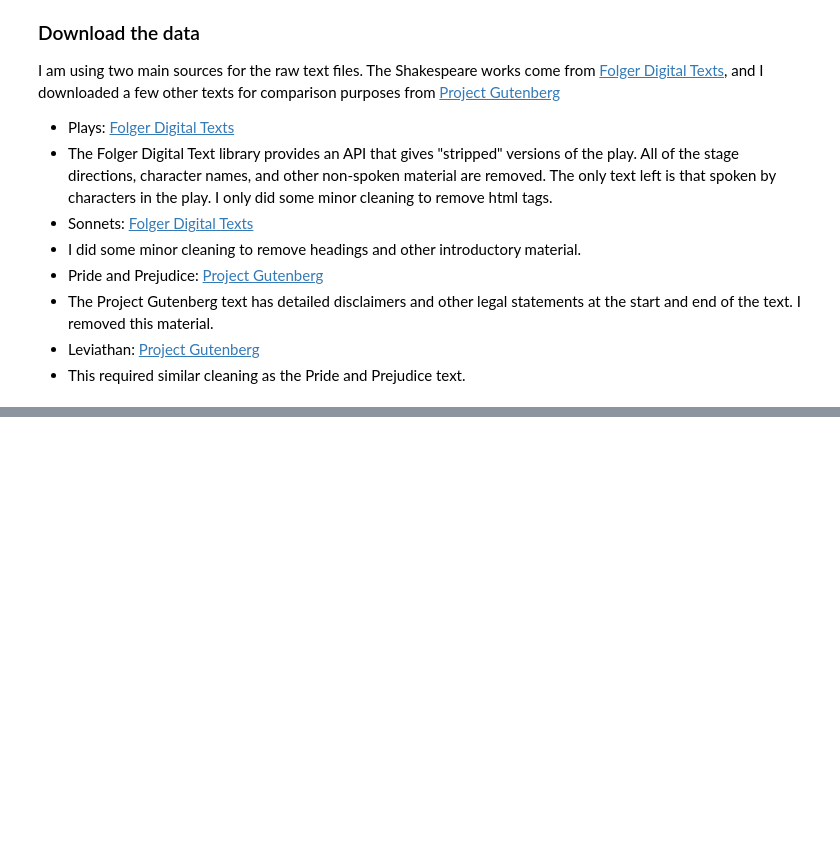
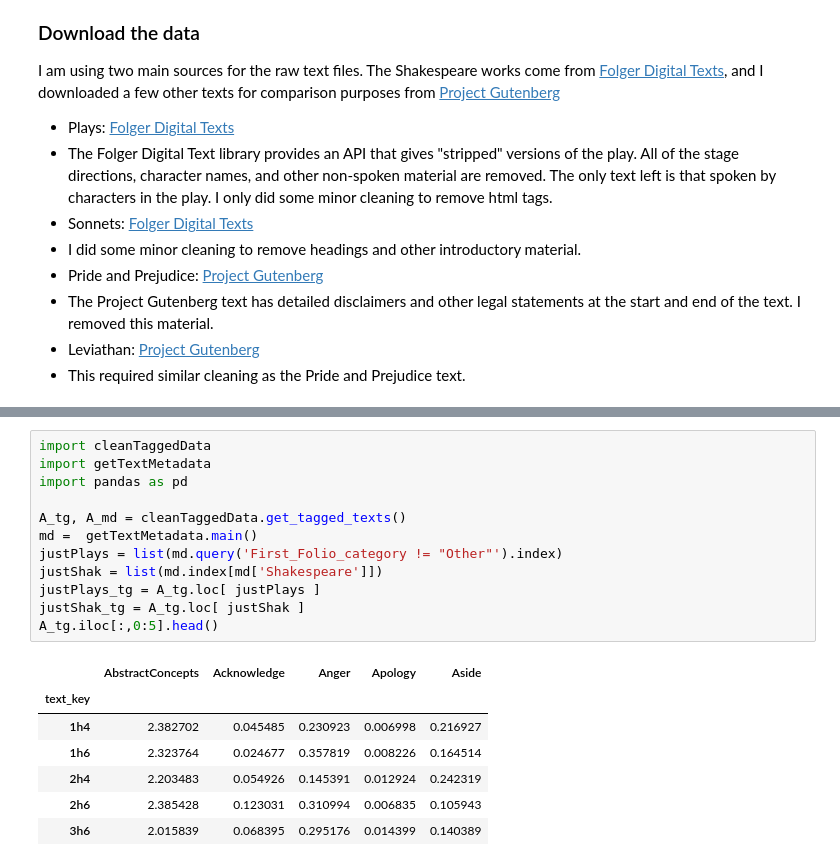
Before and after one commit to tpatricksullivan/shakespca, a Jupyter notebook: shakespca.ipynb, the cells around one changed output, grey strips where cells are left out. Drawn from its saved outputs; the diff is of its cells as text; blank space fills up the shorter version.

```diff
--- a/shakespca.ipynb
+++ b/shakespca.ipynb
@@ -283,0 +196,20 @@ A pure PCA model easily distinguishes between Shakespeare and other authors. It
+# %%
+import cleanTaggedData
+import getTextMetadata
+import pandas as pd
+
+A_tg, A_md = cleanTaggedData.get_tagged_texts()
+md =  getTextMetadata.main()
+justPlays = list(md.query('First_Folio_category != "Other"').index)
+justShak = list(md.index[md['Shakespeare']])
+justPlays_tg = A_tg.loc[ justPlays ]
+justShak_tg = A_tg.loc[ justShak ]
+A_tg.iloc[:,0:5].head()
+# %% [output]
+|  | AbstractConcepts | Acknowledge | Anger | Apology | Aside |
+| text_key |  |  |  |  |  |
+| 1h4 | 2.382702 | 0.045485 | 0.230923 | 0.006998 | 0.216927 |
+| 1h6 | 2.323764 | 0.024677 | 0.357819 | 0.008226 | 0.164514 |
+| 2h4 | 2.203483 | 0.054926 | 0.145391 | 0.012924 | 0.242319 |
+| 2h6 | 2.385428 | 0.123031 | 0.310994 | 0.006835 | 0.105943 |
+| 3h6 | 2.015839 | 0.068395 | 0.295176 | 0.014399 | 0.140389 |
```
Also changed, not shown: parts of 50 cells of this notebook, 4 other files.
